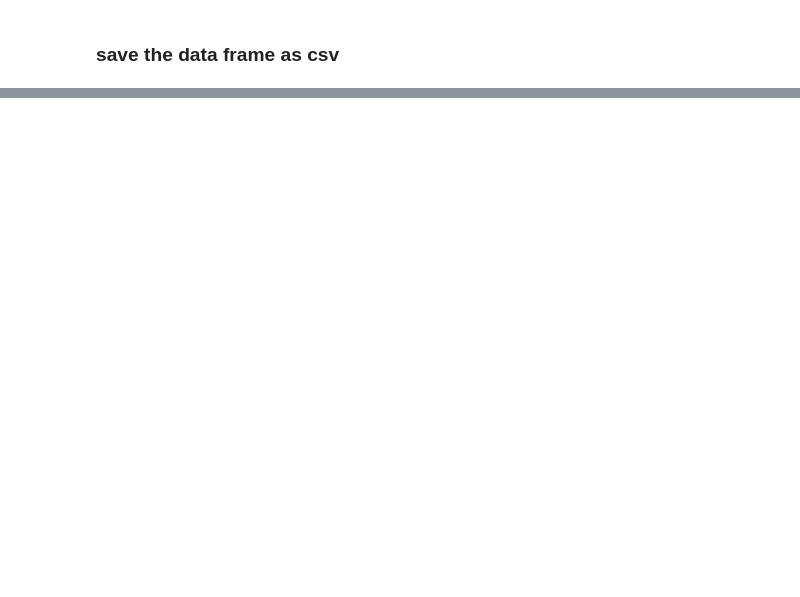
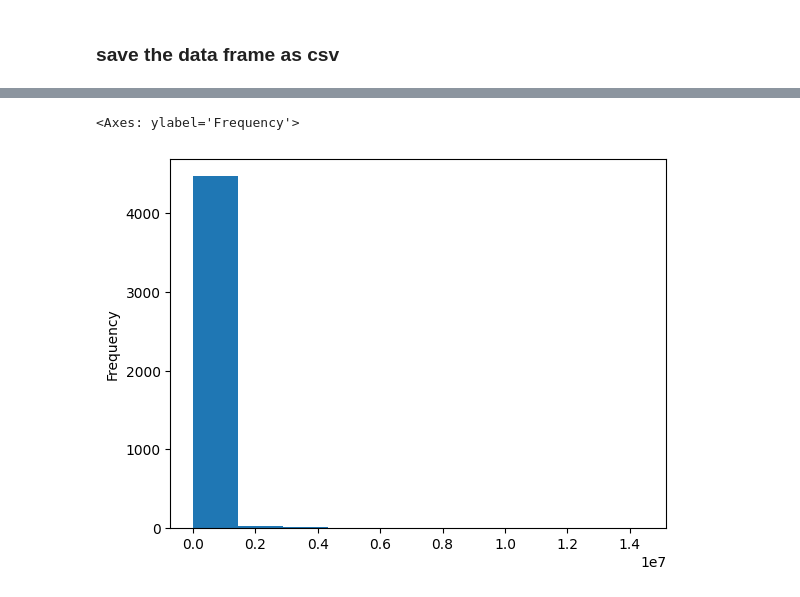
Before and after one commit to SinghJagpreet096/YouTube_analysis, a Jupyter notebook: notebook.ipynb, the cells around one changed output, grey strips where cells are left out. Saved outputs shown, nothing was run; the diff lists cells and outputs as text; code cells hidden in the pictures; blank space fills up the shorter version.

```diff
--- a/notebook.ipynb
+++ b/notebook.ipynb
@@ -144,0 +279,7 @@ df.tail()
+# %%
+df['likecount'] = df['likecount'].fillna(0)
+# %%
+df['likecount'].plot(kind = 'hist')
+# %% [output]
+<Axes: ylabel='Frequency'>
+[figure, added]
```
Also changed, not shown: parts of 29 cells of this notebook, 4 other files.
